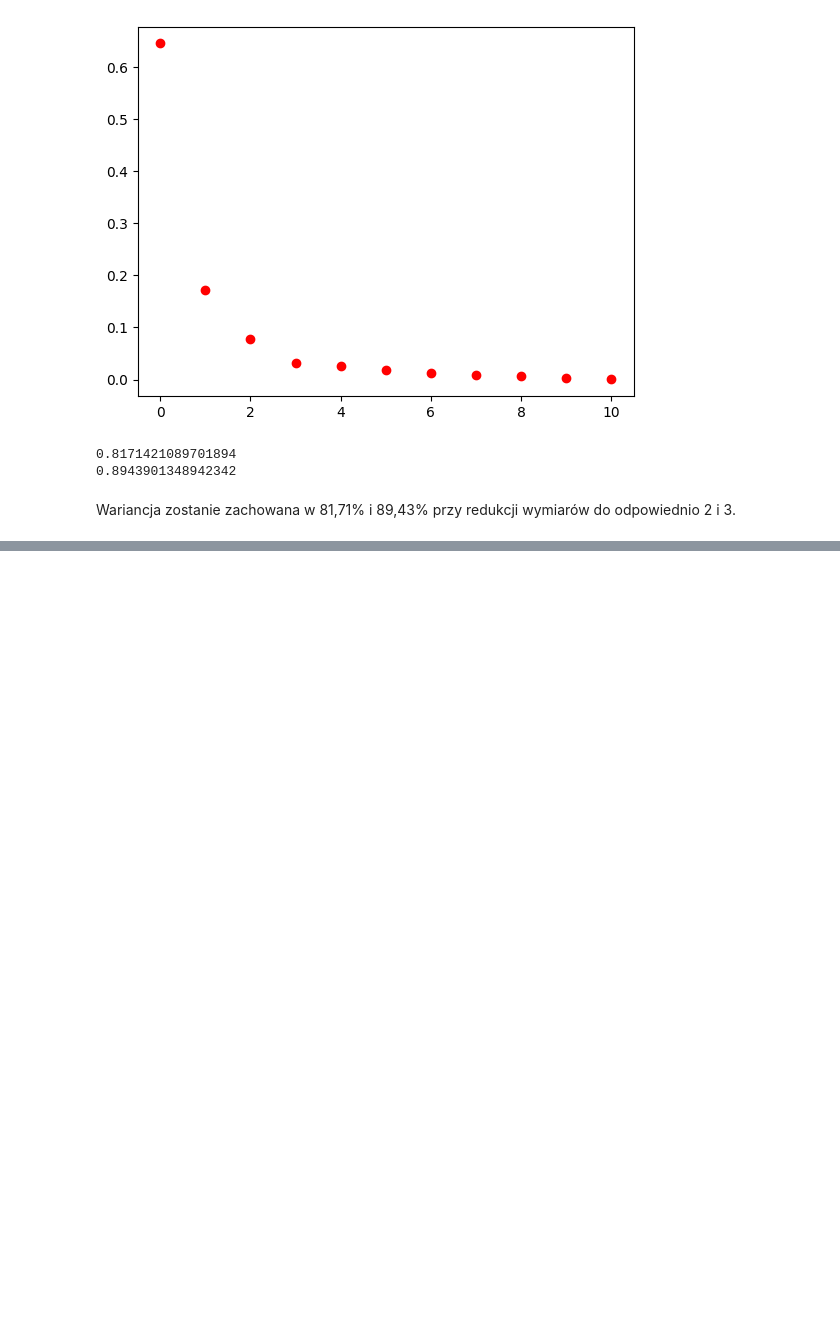
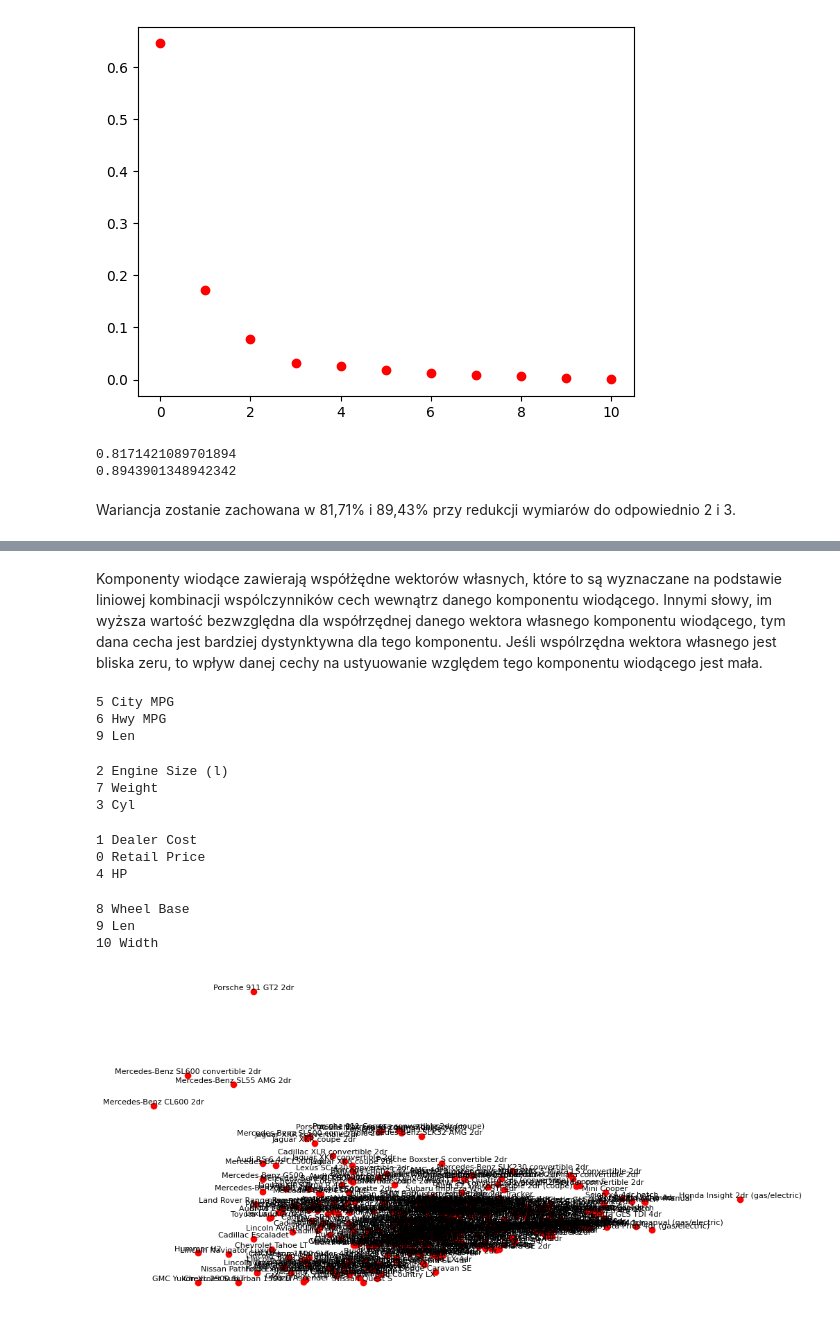
Before and after one commit to mwardynski/data-mining, a Jupyter notebook: lab1/lab1_2.ipynb, the cells around one changed output, grey strips where cells are left out. Saved outputs shown, nothing was run; the diff lists cells and outputs as text; code cells hidden in the pictures; blank space fills up the shorter version.

```diff
--- a/lab1/lab1_2.ipynb
+++ b/lab1/lab1_2.ipynb
@@ -1,10 +1,12 @@
 # %%
 import pandas as pd
+import numpy as np
 
 df = pd.read_csv('./04cars-data.csv', header = 0)
 data = df.iloc[:,-11:]
 array = data.values
 headers = list(df.columns.values[-11:])
+cars =  df.iloc[:,0].values
 # %%
 from sklearn import preprocessing
 
@@ -38,0 +51,66 @@ NameError: name 'attributes' is not defined
+# %% [markdown]
+Komponenty wiodące zawierają współżędne wektorów własnych, które to są wyznaczane na podstawie liniowej kombinacji wspólczynników cech wewnątrz danego komponentu wiodącego. Innymi słowy, im wyższa wartość bezwzględna dla współrzędnej danego wektora własnego komponentu wiodącego, tym dana cecha jest bardziej dystynktywna dla tego komponentu. Jeśli wspólrzędna wektora własnego jest bliska zeru, to wpływ danej cechy na ustyuowanie względem tego komponentu wiodącego jest mała.
+# %%
+indices = list(zip(*sorted(
+    list(enumerate(pca.components_[0])),
+    key=lambda x: x[1], reverse=True
+)[:3]))[0]
+
+for i in indices:
+    print(i, headers[i])
+# %% [output]
+5 City MPG
+6 Hwy MPG
+9 Len
+# %%
+indices = list(zip(*sorted(
+    list(enumerate(pca.components_[0])),
+    key=lambda x: x[1], reverse=False
+)[:3]))[0]
+
+for i in indices:
+    print(i, headers[i])
+# %% [output]
+2 Engine Size (l)
+7 Weight
+3 Cyl
+# %%
+indices = list(zip(*sorted(
+    list(enumerate(pca.components_[1])),
+    key=lambda x: x[1], reverse=True
+)[:3]))[0]
+
+for i in indices:
+    print(i, headers[i])
+# %% [output]
+1 Dealer Cost
+0 Retail Price
+4 HP
+# %%
+indices = list(zip(*sorted(
+    list(enumerate(pca.components_[1])),
+    key=lambda x: x[1], reverse=False
+)[:3]))[0]
+
+for i in indices:
+    print(i, headers[i])
+# %% [output]
+8 Wheel Base
+9 Len
+10 Width
+# %%
+import matplotlib.pyplot as plt
+
+x = X_pca[np.arange(0,len(array_scaled)), 0]
+y = X_pca[np.arange(0,len(array_scaled)), 1]
+
+plt.figure(figsize=(12, 6))
+plt.scatter(x, y, c="red")
+plt.axis('off')
+
+for i, car in enumerate(cars):
+    plt.text(x[i], y[i], car, fontsize=8, ha='center', va='bottom')
+
+plt.show()
+# %% [output]
+[figure, added]
```
Also changed, not shown: parts of 1 cell of this notebook.
